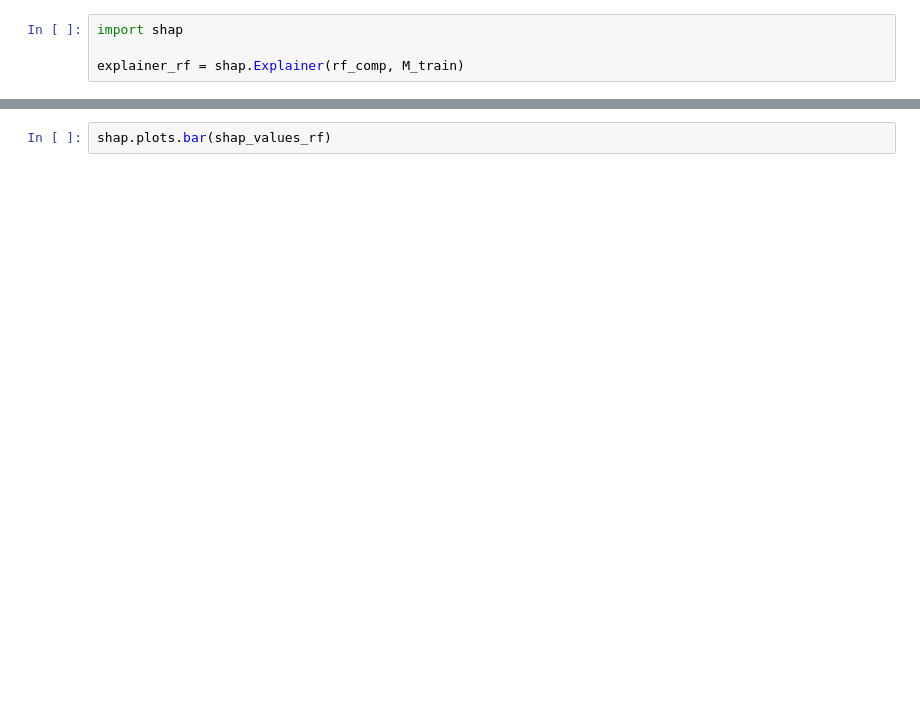
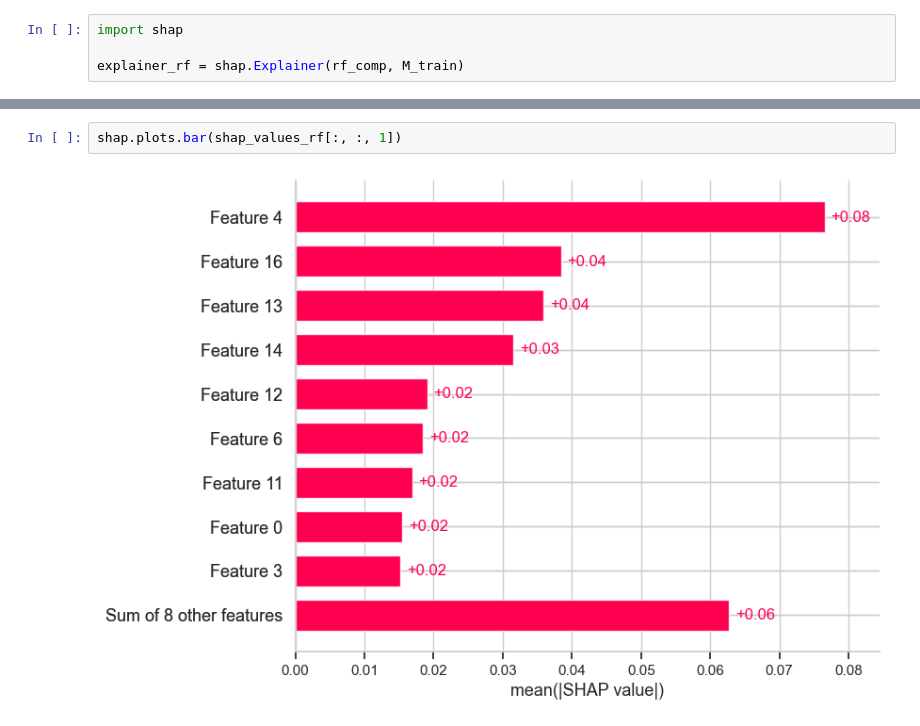
Before and after one commit to Mazen-980/Team11_repo, a Jupyter notebook: mazen.ipynb, the cells around one changed output, grey strips where cells are left out. Drawn from its saved outputs; the diff is of its cells as text; blank space fills up the shorter version.

```diff
--- a/mazen.ipynb
+++ b/mazen.ipynb
@@ -1259,4 +1270,6 @@ shap.plots.beeswarm(shap_values_rf)
 # %%
-shap.plots.bar(shap_values_rf)
+shap.plots.bar(shap_values_rf[:, :, 1])
+# %% [output]
+[figure, added]
 # %%
 sample_index = 0
```
Also changed, not shown: parts of 7 cells of this notebook.
